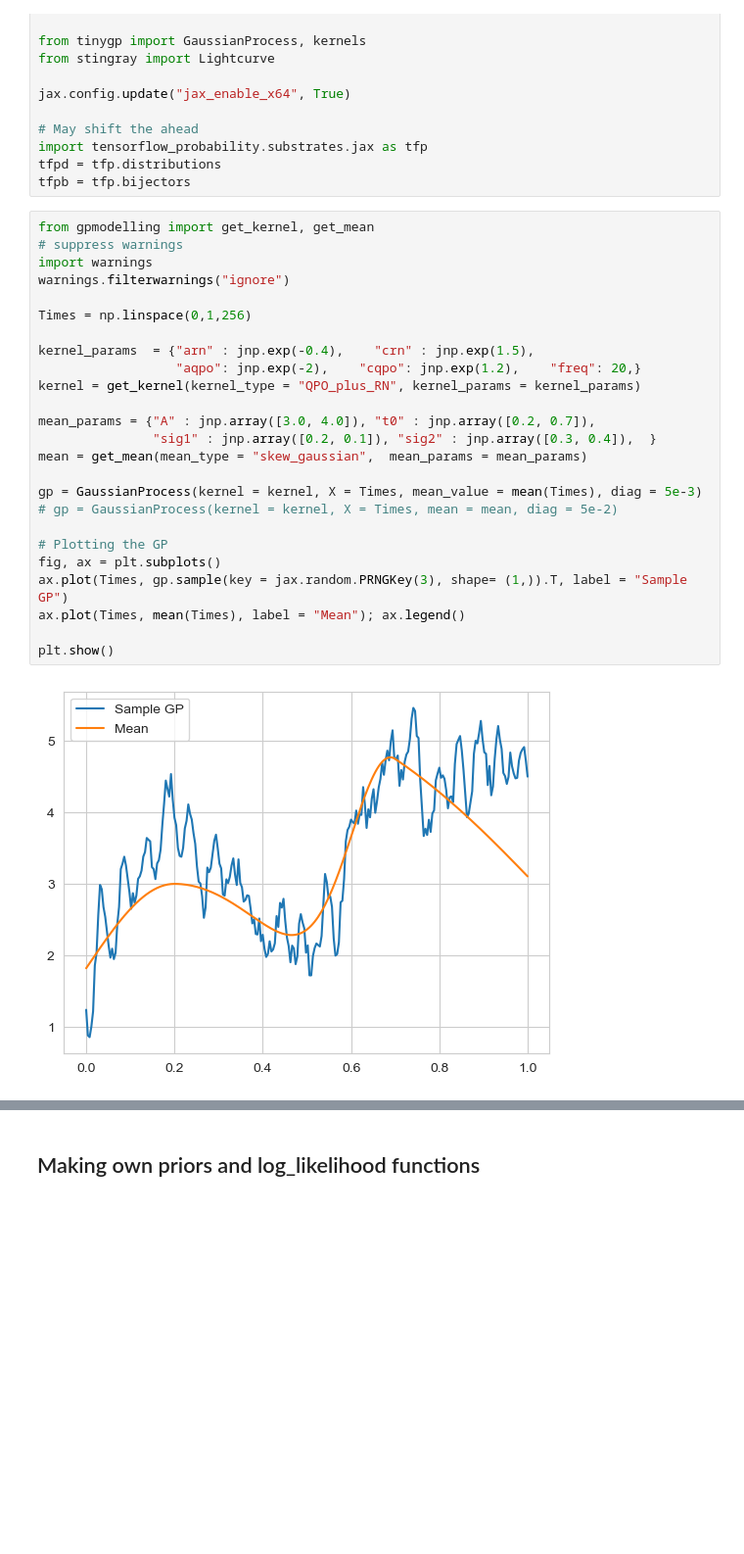
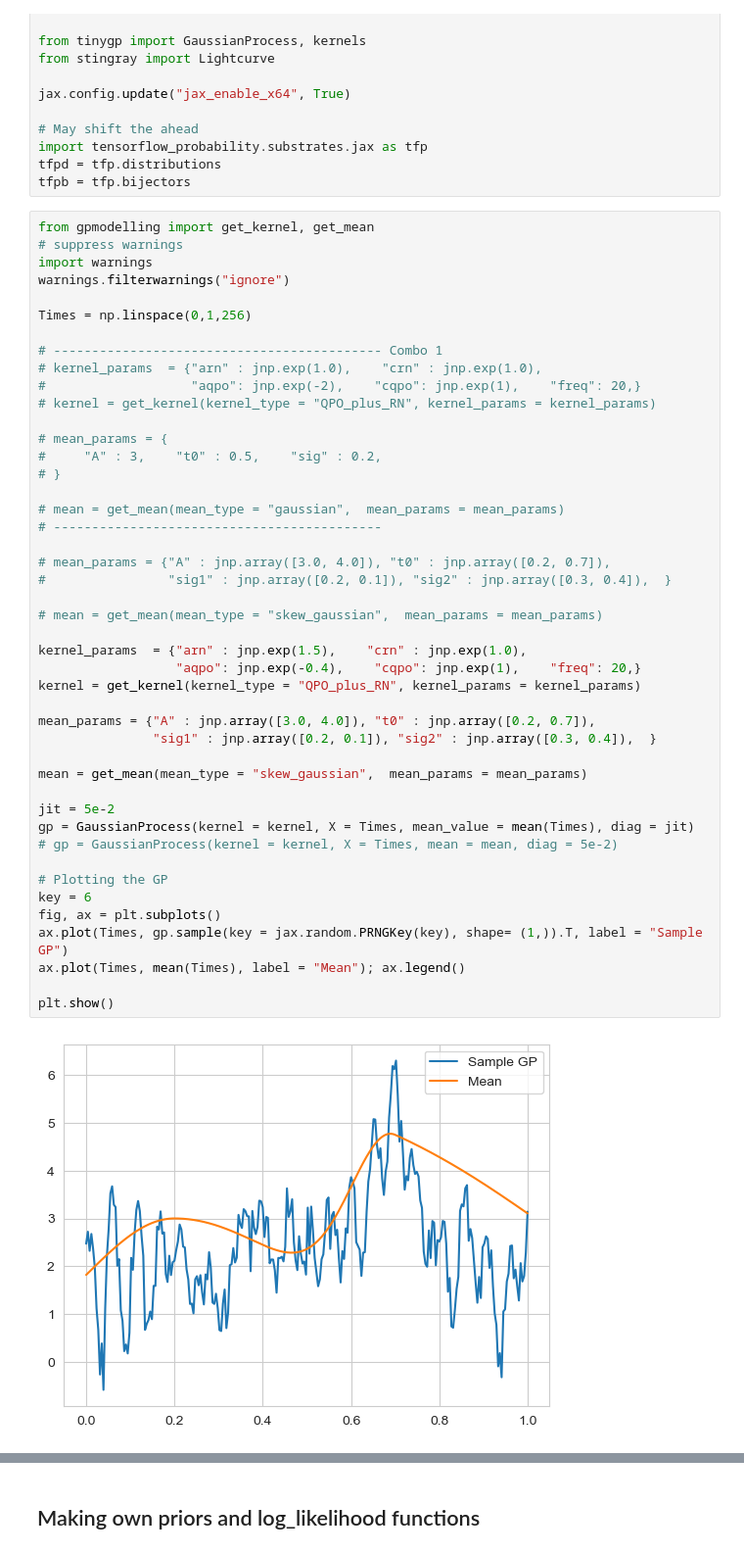
Before and after one commit to Gaurav17Joshi/ProofOfConcept, a Jupyter notebook: Demonstration/demo1.ipynb, the cells around one changed output, grey strips where cells are left out. Shown: that part at 98% size. Drawn from its saved outputs; the diff is of its cells as text; blank space fills up the shorter version.

```diff
--- a/Demonstration/demo1.ipynb
+++ b/Demonstration/demo1.ipynb
@@ -32,28 +32,48 @@ tfpb = tfp.bijectors
 # %%
 from gpmodelling import get_kernel, get_mean
 # suppress warnings
 import warnings
 warnings.filterwarnings("ignore")
 
 Times = np.linspace(0,1,256)
 
-kernel_params  = {"arn" : jnp.exp(-0.4),    "crn" : jnp.exp(1.5),
-                  "aqpo": jnp.exp(-2),    "cqpo": jnp.exp(1.2),    "freq": 20,}
+# ------------------------------------------- Combo 1
+# kernel_params  = {"arn" : jnp.exp(1.0),    "crn" : jnp.exp(1.0),
+#                   "aqpo": jnp.exp(-2),    "cqpo": jnp.exp(1),    "freq": 20,}
+# kernel = get_kernel(kernel_type = "QPO_plus_RN", kernel_params = kernel_params)
+
+# mean_params = {
+#     "A" : 3,    "t0" : 0.5,    "sig" : 0.2,
+# }
+
+# mean = get_mean(mean_type = "gaussian",  mean_params = mean_params)
+# -------------------------------------------
+
+# mean_params = {"A" : jnp.array([3.0, 4.0]), "t0" : jnp.array([0.2, 0.7]),
+#                "sig1" : jnp.array([0.2, 0.1]), "sig2" : jnp.array([0.3, 0.4]),  }
+
+# mean = get_mean(mean_type = "skew_gaussian",  mean_params = mean_params)
+
+kernel_params  = {"arn" : jnp.exp(1.5),    "crn" : jnp.exp(1.0),
+                  "aqpo": jnp.exp(-0.4),    "cqpo": jnp.exp(1),    "freq": 20,}
 kernel = get_kernel(kernel_type = "QPO_plus_RN", kernel_params = kernel_params)
 
 mean_params = {"A" : jnp.array([3.0, 4.0]), "t0" : jnp.array([0.2, 0.7]),
                "sig1" : jnp.array([0.2, 0.1]), "sig2" : jnp.array([0.3, 0.4]),  }
+
 mean = get_mean(mean_type = "skew_gaussian",  mean_params = mean_params)
 
-gp = GaussianProcess(kernel = kernel, X = Times, mean_value = mean(Times), diag = 5e-3)
+jit = 5e-2
+gp = GaussianProcess(kernel = kernel, X = Times, mean_value = mean(Times), diag = jit)
 # gp = GaussianProcess(kernel = kernel, X = Times, mean = mean, diag = 5e-2)
 
 # Plotting the GP
+key = 6
 fig, ax = plt.subplots()
-ax.plot(Times, gp.sample(key = jax.random.PRNGKey(3), shape= (1,)).T, label = "Sample GP")
+ax.plot(Times, gp.sample(key = jax.random.PRNGKey(key), shape= (1,)).T, label = "Sample GP")
 ax.plot(Times, mean(Times), label = "Mean"); ax.legend()
 
 plt.show()
 # %% [output]
-[figure, old version]
+[figure, new version]
 # %%
```
Also changed, not shown: parts of 10 cells of this notebook, 3 other files.
